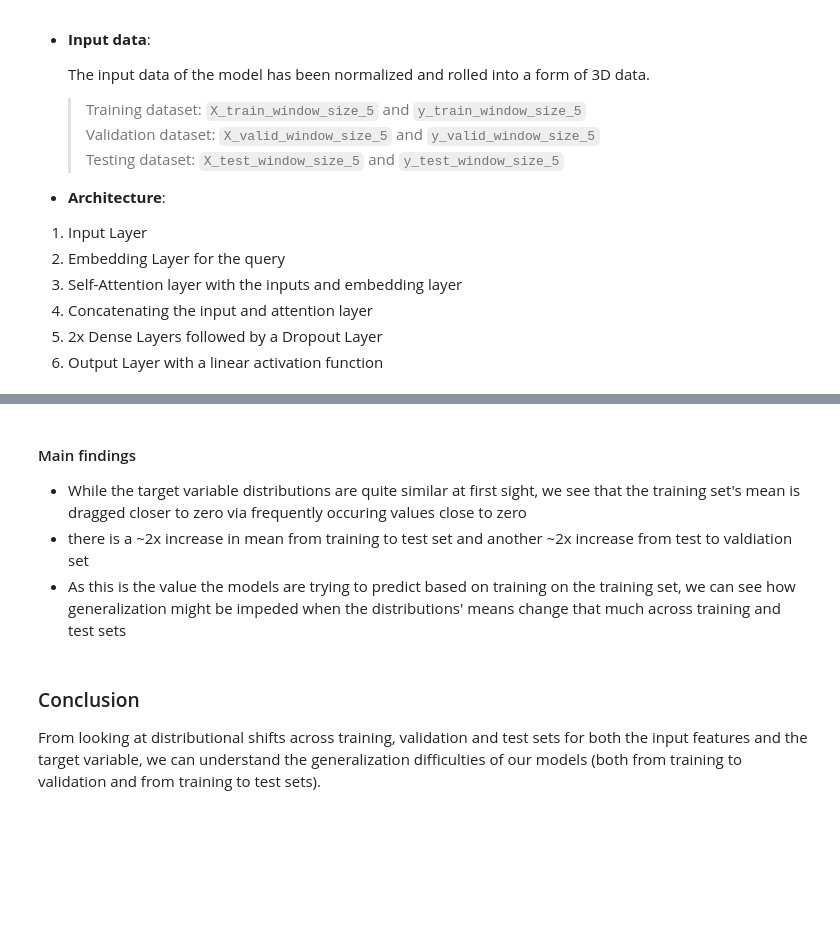
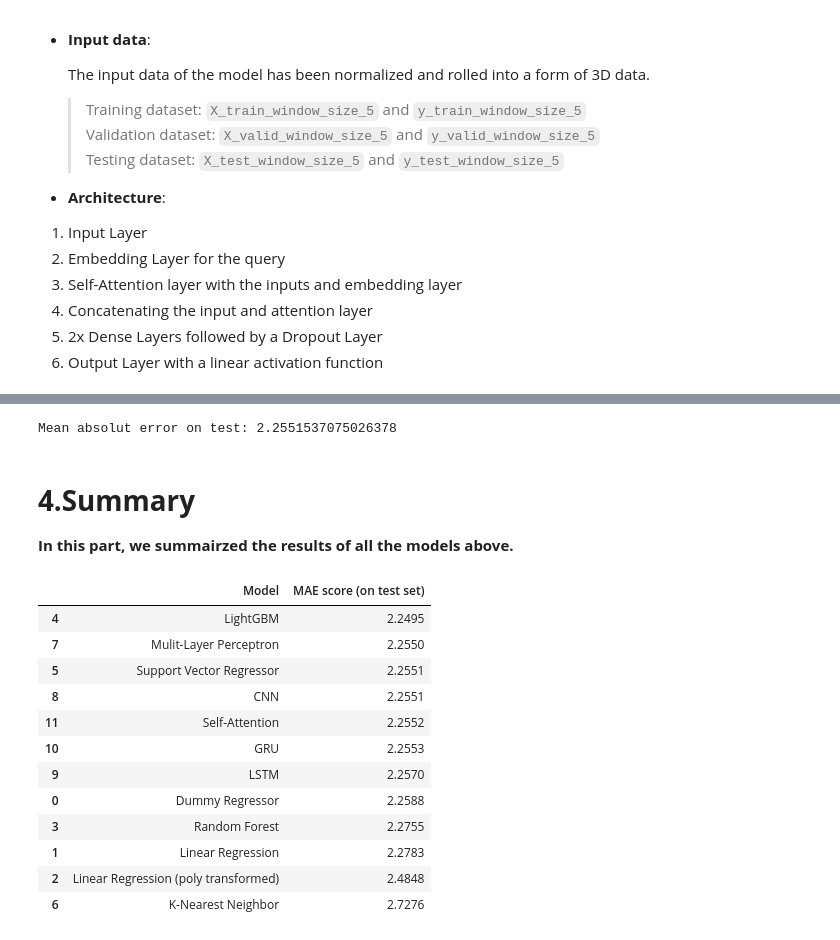
Before and after one commit to TazTornadoo/SigmoidFreud, a Jupyter notebook: Python/Submission/Electricity_price_prediction_5.ipynb, the cells around one changed output, grey strips where cells are left out. Cells and saved outputs as stored; diff of their text form; code cells hidden in the pictures; blank space fills up the shorter version.

```diff
--- a/Python/Submission/Electricity_price_prediction_5.ipynb
+++ b/Python/Submission/Electricity_price_prediction_5.ipynb
@@ -1083,8 +1109,0 @@ plt.show()
-# %%
-# load data for window size 5
-X_train_window_size_5 = pd.read_csv('/content/gdrive/MyDrive/Electricity_Data/X_train_window_size_5_time_encoding_True.csv')
-y_train_window_size_5 = pd.read_csv('/content/gdrive/MyDrive/Electricity_Data/y_train_window_size_5_time_encoding_True.csv')
-X_valid_window_size_5 = pd.read_csv('/content/gdrive/MyDrive/Electricity_Data/X_valid_window_size_5_time_encoding_True.csv')
-y_valid_window_size_5 = pd.read_csv('/content/gdrive/MyDrive/Electricity_Data/y_valid_window_size_5_time_encoding_True.csv')
-X_test_window_size_5 = pd.read_csv('/content/gdrive/MyDrive/Electricity_Data/X_test_window_size_5_time_encoding_True.csv')
-y_test_window_size_5 = pd.read_csv('/content/gdrive/MyDrive/Electricity_Data/y_test_window_size_5_time_encoding_True.csv')
@@ -1131,18 +1109,0 @@ print(f"These weights should be used to weigh the frequency for the train, test
-# %%
-# create function for changing the integer-based column names for window size 5
-def rename_time_series_5(df):
-    labels = ["open", "high", "low", "close", "volume", "minutes"]
-    new_cols = list(df.columns[:17])
-    for i in range(4, 0, -1):
-        for label in labels:
-            new_cols.append(label+f"_{i}_{i-1}")
-
-    df_original = df.copy()
-    df.columns = new_cols
-
-    return df
-
-# apply renaming functions to all X datasets
-X_train_window_size_5 = rename_time_series_5(X_train_window_size_5)
-X_valid_window_size_5 = rename_time_series_5(X_valid_window_size_5)
-X_test_window_size_5 = rename_time_series_5(X_test_window_size_5)
@@ -1184,9 +1110,26 @@ plt.show()
-# %% [markdown]
-#### Main findings
-- While the target variable distributions are quite similar at first sight, we see that the training set's mean is dragged closer to zero via frequently occuring values close to zero
-- there is a ~2x increase in mean from training to test set and another ~2x increase from test to valdiation set
-- As this is the value the models are trying to predict based on training on the training set, we can see how generalization might be impeded when the distributions' means change that much across training and test sets
-# %% [markdown]
-### Conclusion
-
-From looking at distributional shifts across training, validation and test sets for both the input features and the target variable, we can understand the generalization difficulties of our models (both from training to validation and from training to test sets).
+# %%
+result = evaluate_model(attention_model, X_test_window_size_5, y_test_window_size_5)
+performance_df = performance_df.append({'Model': 'Self-Attention',
+                                        'MAE score (on test set)': round(result, 4)},
+                                       ignore_index=True)
+# %% [output]
+Mean absolut error on test: 2.2551537075026378
+# %% [markdown]
+# <b>4.Summary</b>
+<b>In this part, we summairzed the results of all the models above. </b>
+# %%
+performance_df.sort_values('MAE score (on test set)')
+# %% [output]
+|  | Model | MAE score (on test set) |
+| 4 | LightGBM | 2.2495 |
+| 7 | Mulit-Layer Perceptron | 2.2550 |
+| 5 | Support Vector Regressor | 2.2551 |
+| 8 | CNN | 2.2551 |
+| 11 | Self-Attention | 2.2552 |
+| 10 | GRU | 2.2553 |
+| 9 | LSTM | 2.2570 |
+| 0 | Dummy Regressor | 2.2588 |
+| 3 | Random Forest | 2.2755 |
+| 1 | Linear Regression | 2.2783 |
+| 2 | Linear Regression (poly transformed) | 2.4848 |
+| 6 | K-Nearest Neighbor | 2.7276 |
```
Also changed, not shown: parts of 64 cells of this notebook, 1 other file.
